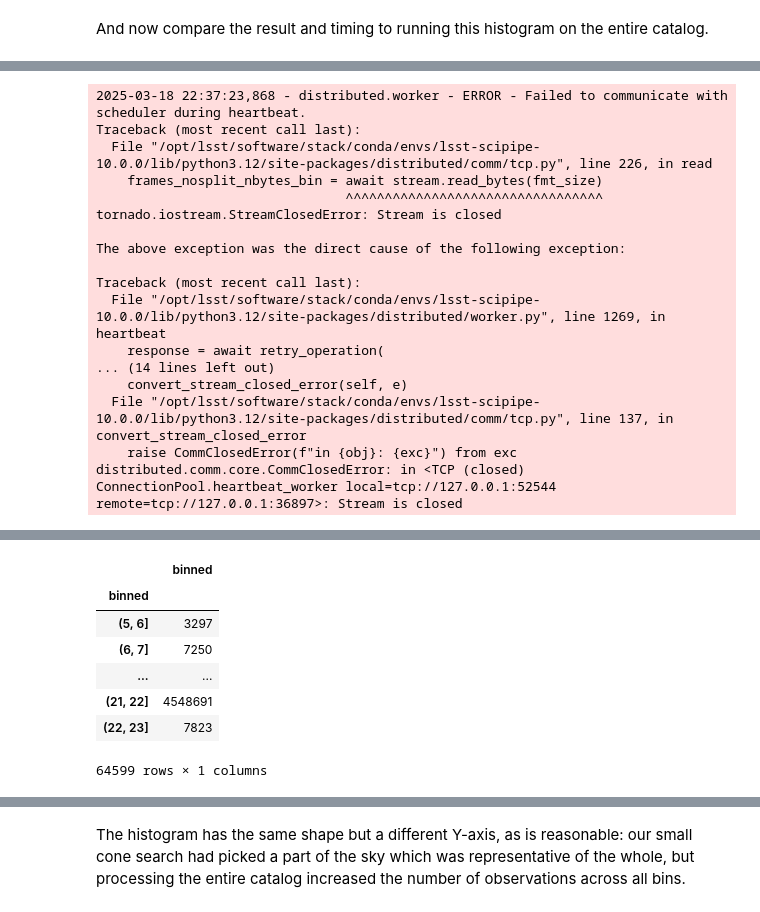
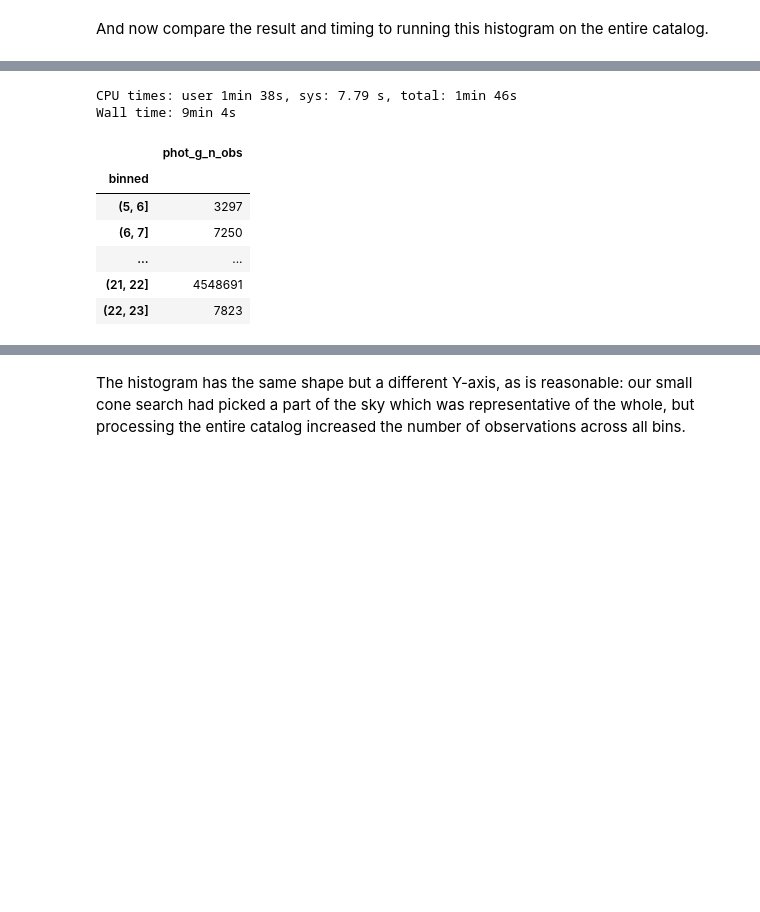
Before and after one commit to astronomy-commons/lsdb, a Jupyter notebook: docs/tutorials/pre_executed/map_partitions.ipynb, the cells around one changed output, grey strips where cells are left out. Saved outputs shown, nothing was run; the diff lists cells and outputs as text; code cells hidden in the pictures; blank space fills up the shorter version.

```diff
--- a/docs/tutorials/pre_executed/map_partitions.ipynb
+++ b/docs/tutorials/pre_executed/map_partitions.ipynb
@@ -471,27 +466,20 @@ Expr=MapPartitions(observation_histogram)
 # %%
 %%time
+npartitions = len(unrealized.get_healpix_pixels())
 from dask.distributed import Client
 
 # Takes 8-10 minutes
-with Client(n_workers=min(8, unrealized.npartitions), threads_per_worker=4) as client:
+with Client(n_workers=min(8, npartitions), threads_per_worker=4) as client:
     result = unrealized.compute()
 # This is actually the histogram repeated for each partition.
-pd.DataFrame({"binned": result})
+result
 # %% [output]
-2025-03-18 22:37:23,868 - distributed.worker - ERROR - Failed to communicate with scheduler during heartbeat.
-Traceback (most recent call last):
-  File "/opt/lsst/software/stack/conda/envs/lsst-scipipe-10.0.0/lib/python3.12/site-packages/distributed/comm/tcp.py", line 226, in read
-    frames_nosplit_nbytes_bin = await stream.read_bytes(fmt_size)
-                                ^^^^^^^^^^^^^^^^^^^^^^^^^^^^^^^^^
-tornado.iostream.StreamClosedError: Stream is closed
-
-The above exception was the direct cause of the following exception:
-
-Traceback (most recent call last):
-  File "/opt/lsst/software/stack/conda/envs/lsst-scipipe-10.0.0/lib/python3.12/site-packages/distributed/worker.py", line 1269, in heartbeat
-    response = await retry_operation(
-... (14 lines left out)
-    convert_stream_closed_error(self, e)
-  File "/opt/lsst/software/stack/conda/envs/lsst-scipipe-10.0.0/lib/python3.12/site-packages/distributed/comm/tcp.py", line 137, in convert_stream_closed_error
-    raise CommClosedError(f"in {obj}: {exc}") from exc
-distributed.comm.core.CommClosedError: in <TCP (closed) ConnectionPool.heartbeat_worker local=tcp://127.0.0.1:52544 remote=tcp://127.0.0.1:36897>: Stream is closed
+CPU times: user 1min 38s, sys: 7.79 s, total: 1min 46s
+Wall time: 9min 4s
+|  | phot_g_n_obs |
+| binned |  |
+| (5, 6] | 3297 |
+| (6, 7] | 7250 |
+| ... | ... |
+| (21, 22] | 4548691 |
+| (22, 23] | 7823 |
@@ -500,11 +487,3 @@ Wall time: 9min 3s
-|  | binned |
-| binned |  |
-| (5, 6] | 3297 |
-| (6, 7] | 7250 |
-| ... | ... |
-| (21, 22] | 4548691 |
-| (22, 23] | 7823 |
-64599 rows × 1 columns
 # %%
 # Final reduction
 total_histogram = result.groupby("binned", observed=True).sum()
```
Also changed, not shown: parts of 13 cells of this notebook.
